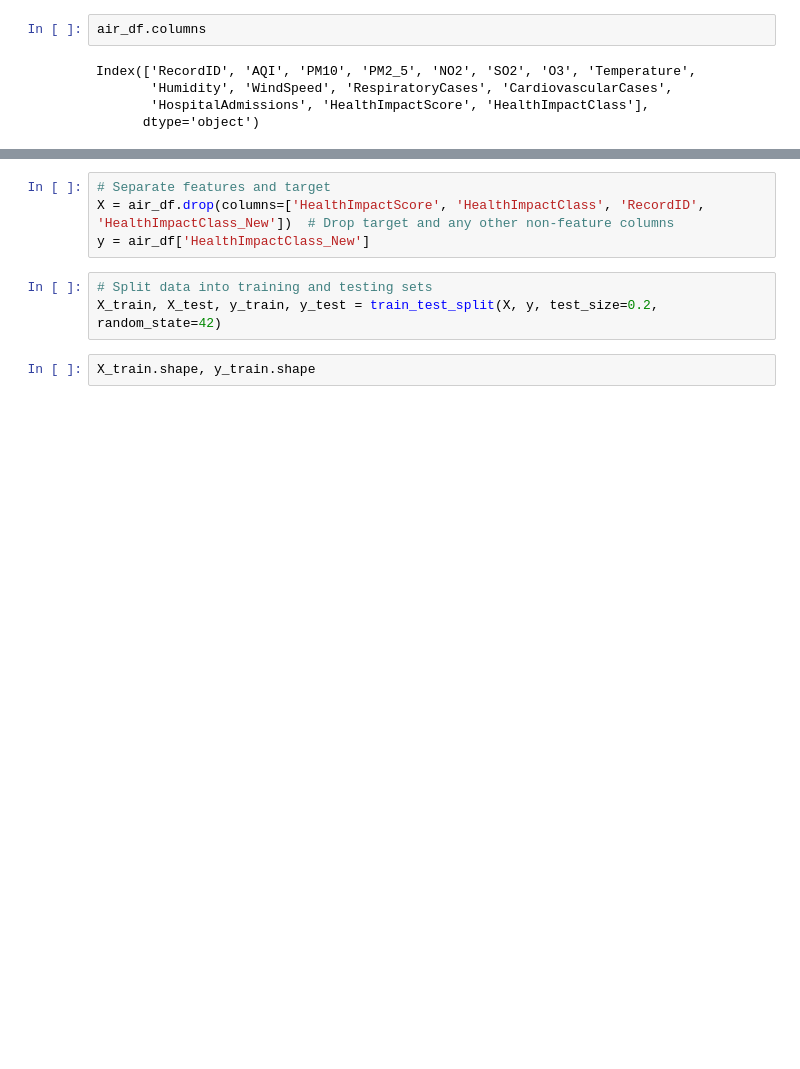
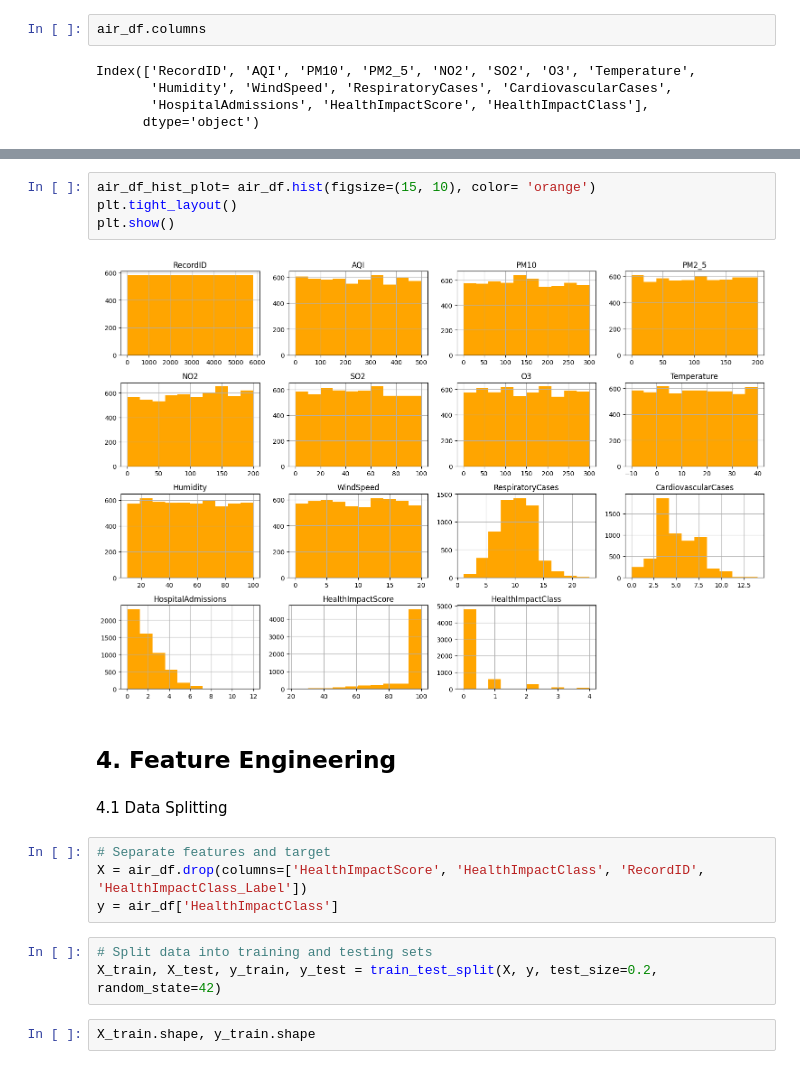
Before and after one commit to Veona-M/air-quality-health-impact, a Jupyter notebook: Air-quality-health-prediction.ipynb, the cells around one changed output, grey strips where cells are left out. Drawn from its saved outputs; the diff is of its cells as text; blank space fills up the shorter version.

```diff
--- a/Air-quality-health-prediction.ipynb
+++ b/Air-quality-health-prediction.ipynb
@@ -150,7 +179,17 @@ plt.show()
+# %%
+air_df_hist_plot= air_df.hist(figsize=(15, 10), color= 'orange')
+plt.tight_layout()
+plt.show()
+# %% [output]
+[figure, added]
+# %% [markdown]
+## 4. Feature Engineering
+# %% [markdown]
+4.1 Data Splitting
 # %%
 # Separate features and target
-X = air_df.drop(columns=['HealthImpactScore', 'HealthImpactClass', 'RecordID', 'HealthImpactClass_New'])  # Drop target and any other non-feature columns
-y = air_df['HealthImpactClass_New']
+X = air_df.drop(columns=['HealthImpactScore', 'HealthImpactClass', 'RecordID', 'HealthImpactClass_Label'])
+y = air_df['HealthImpactClass']
 # %%
 # Split data into training and testing sets
 X_train, X_test, y_train, y_test = train_test_split(X, y, test_size=0.2, random_state=42)
```
Also changed, not shown: parts of 42 cells of this notebook.
